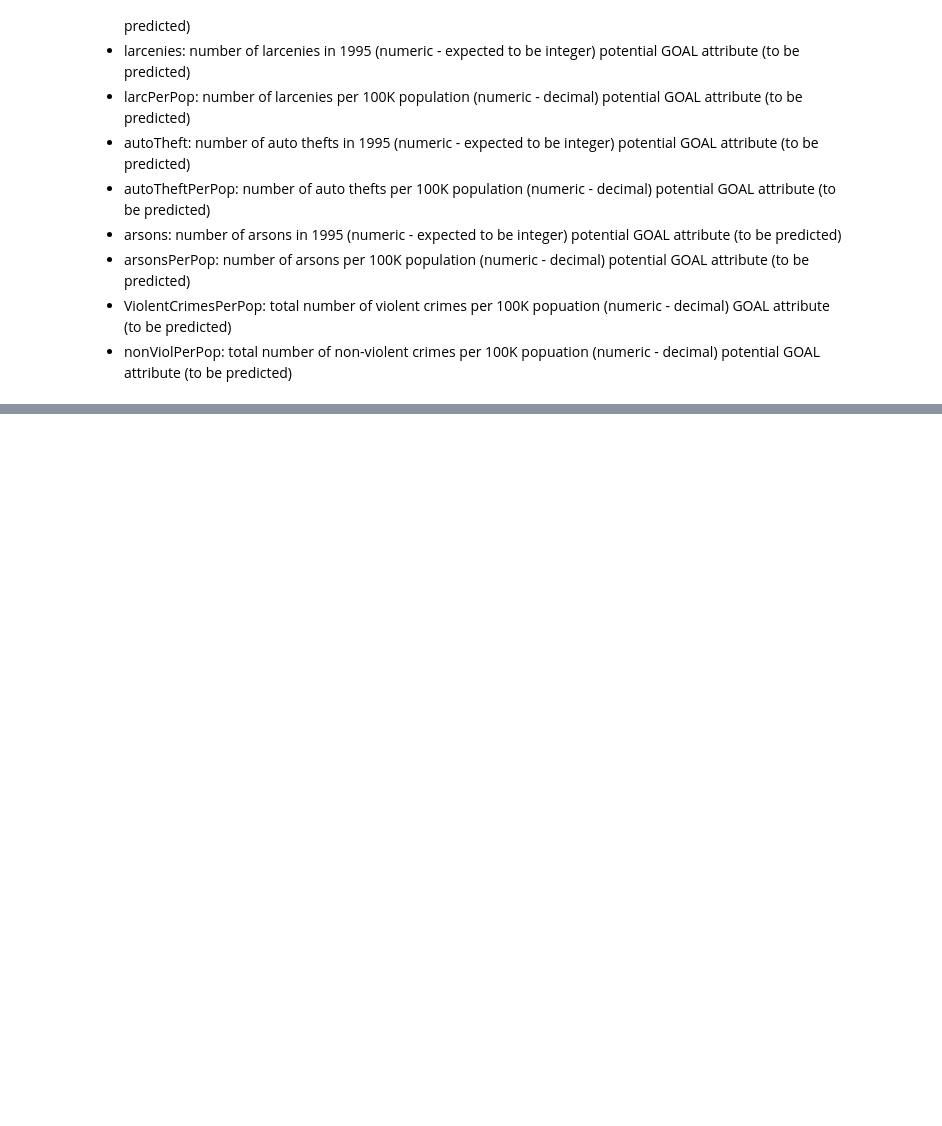
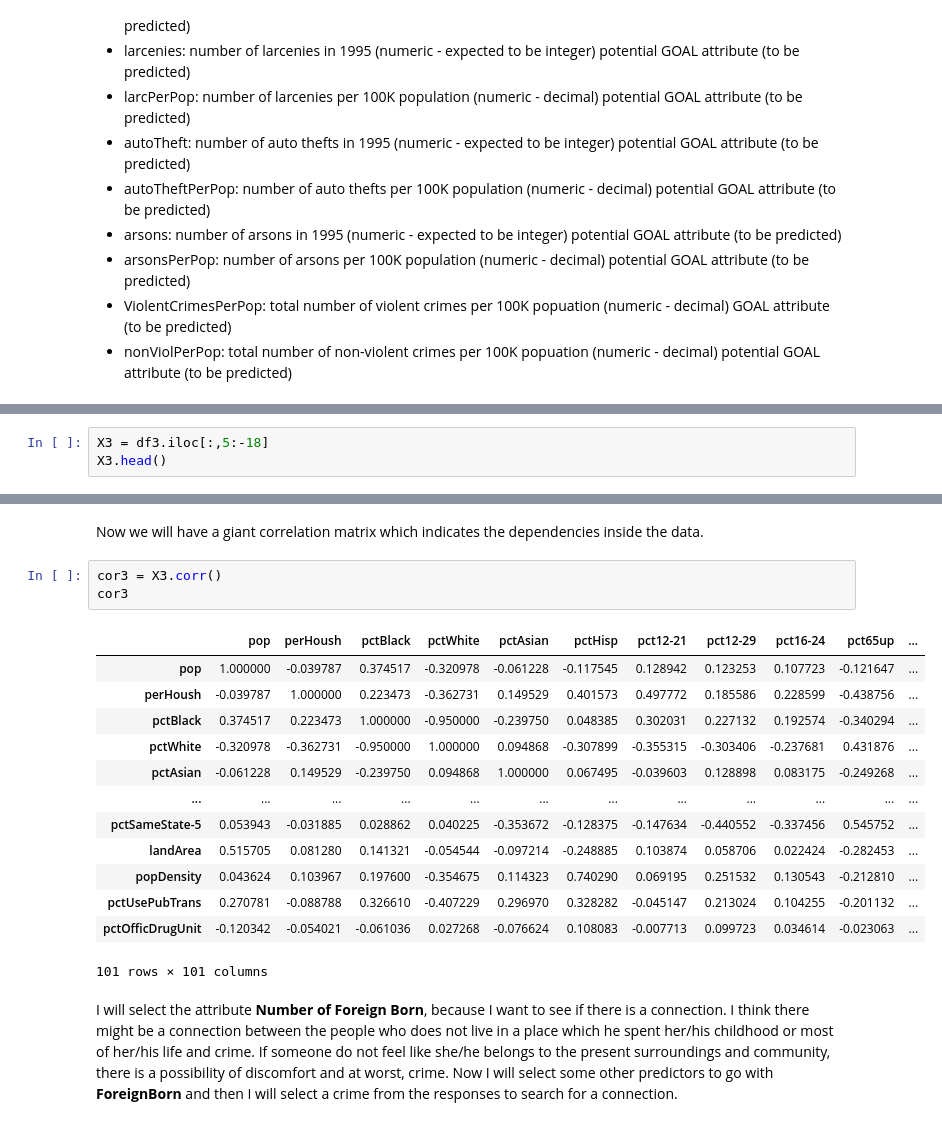
Before and after one commit to cemsanga/MAT555E_Assignments, a Jupyter notebook: HW2_CemS.ipynb, the cells around one changed output, grey strips where cells are left out. Cells and saved outputs as stored; diff of their text form; blank space fills up the shorter version.

```diff
--- a/HW2_CemS.ipynb
+++ b/HW2_CemS.ipynb
@@ -410,0 +590,3 @@ There are 16 possible response variables. You may choose any one of these as the
+# %%
+X3 = df3.iloc[:,5:-18]
+X3.head()
@@ -410,0 +601,21 @@ There are 16 possible response variables. You may choose any one of these as the
+# %% [markdown]
+Now we will have a giant correlation matrix which indicates the dependencies inside the data.
+# %%
+cor3 = X3.corr()
+cor3
+# %% [output]
+|  | pop | perHoush | pctBlack | pctWhite | pctAsian | pctHisp | pct12-21 | pct12-29 | pct16-24 | pct65up | ... |
+| pop | 1.000000 | -0.039787 | 0.374517 | -0.320978 | -0.061228 | -0.117545 | 0.128942 | 0.123253 | 0.107723 | -0.121647 | ... |
+| perHoush | -0.039787 | 1.000000 | 0.223473 | -0.362731 | 0.149529 | 0.401573 | 0.497772 | 0.185586 | 0.228599 | -0.438756 | ... |
+| pctBlack | 0.374517 | 0.223473 | 1.000000 | -0.950000 | -0.239750 | 0.048385 | 0.302031 | 0.227132 | 0.192574 | -0.340294 | ... |
+| pctWhite | -0.320978 | -0.362731 | -0.950000 | 1.000000 | 0.094868 | -0.307899 | -0.355315 | -0.303406 | -0.237681 | 0.431876 | ... |
+| pctAsian | -0.061228 | 0.149529 | -0.239750 | 0.094868 | 1.000000 | 0.067495 | -0.039603 | 0.128898 | 0.083175 | -0.249268 | ... |
+| ... | ... | ... | ... | ... | ... | ... | ... | ... | ... | ... | ... |
+| pctSameState-5 | 0.053943 | -0.031885 | 0.028862 | 0.040225 | -0.353672 | -0.128375 | -0.147634 | -0.440552 | -0.337456 | 0.545752 | ... |
+| landArea | 0.515705 | 0.081280 | 0.141321 | -0.054544 | -0.097214 | -0.248885 | 0.103874 | 0.058706 | 0.022424 | -0.282453 | ... |
+| popDensity | 0.043624 | 0.103967 | 0.197600 | -0.354675 | 0.114323 | 0.740290 | 0.069195 | 0.251532 | 0.130543 | -0.212810 | ... |
+| pctUsePubTrans | 0.270781 | -0.088788 | 0.326610 | -0.407229 | 0.296970 | 0.328282 | -0.045147 | 0.213024 | 0.104255 | -0.201132 | ... |
+| pctOfficDrugUnit | -0.120342 | -0.054021 | -0.061036 | 0.027268 | -0.076624 | 0.108083 | -0.007713 | 0.099723 | 0.034614 | -0.023063 | ... |
+101 rows × 101 columns
+# %% [markdown]
+I will select the attribute **Number of Foreign Born**, because I want to see if there is a connection. I think there might be a connection between the people who does not live in a place which he spent her/his childhood or most of her/his life and crime. If someone do not feel like she/he belongs to the present surroundings and community, there is a possibility of discomfort and at worst, crime. Now I will select some other predictors to go with **ForeignBorn** and then I will select a crime from the responses to search for a connection.
```
Also changed, not shown: parts of 33 cells of this notebook, 2 other files.
